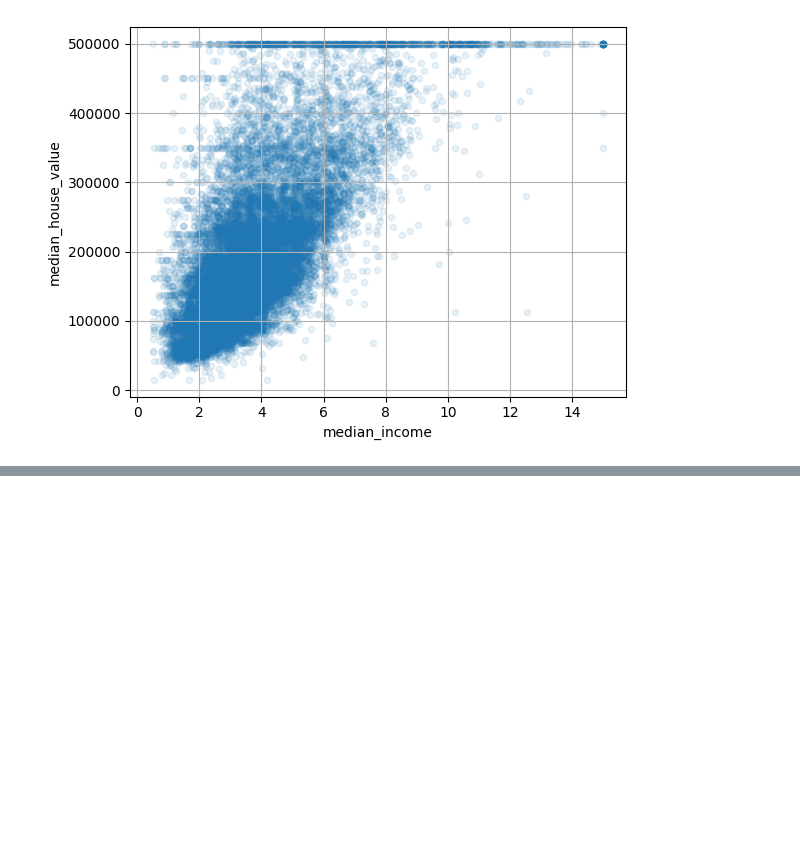
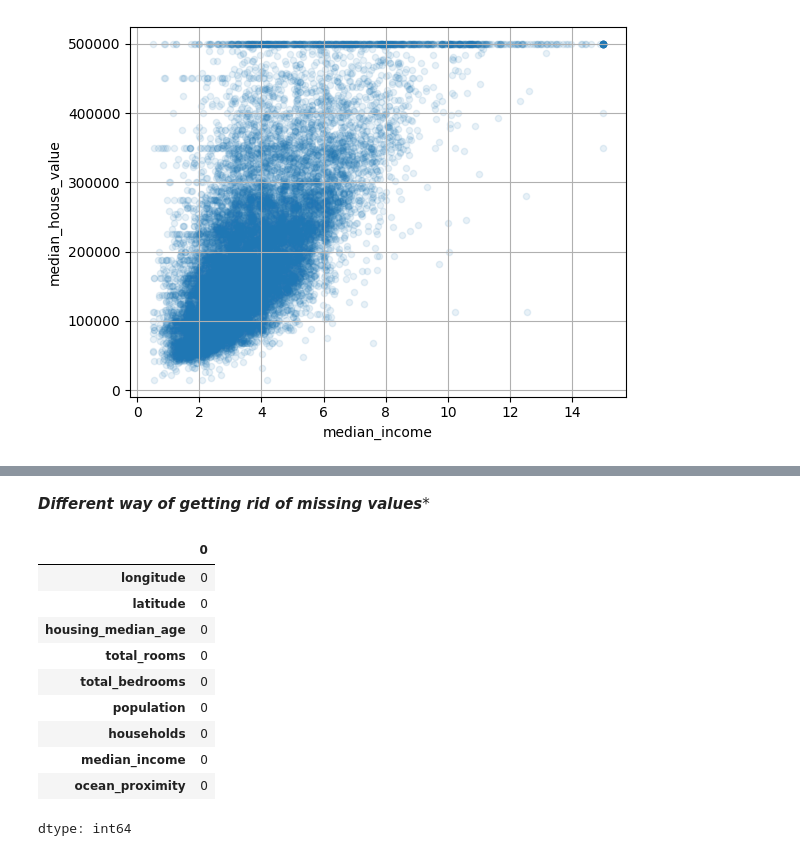
Before and after one commit to rkb2023-tech/MachineLearning, a Jupyter notebook: 02_e2e_machinelearning_porject.ipynb, the cells around one changed output, grey strips where cells are left out. Saved outputs shown, nothing was run; the diff lists cells and outputs as text; code cells hidden in the pictures; blank space fills up the shorter version.

```diff
--- a/02_e2e_machinelearning_porject.ipynb
+++ b/02_e2e_machinelearning_porject.ipynb
@@ -210,0 +263,18 @@ plt.show()
+# %% [markdown]
+***Different way of getting rid of missing values****
+# %%
+housing.dropna(subset=["total_bedrooms"], inplace=True)  # option 1
+
+housing.isnull().sum()
+# %% [output]
+|  | 0 |
+| longitude | 0 |
+| latitude | 0 |
+| housing_median_age | 0 |
+| total_rooms | 0 |
+| total_bedrooms | 0 |
+| population | 0 |
+| households | 0 |
+| median_income | 0 |
+| ocean_proximity | 0 |
+dtype: int64
```
Also changed, not shown: parts of 31 cells of this notebook.
